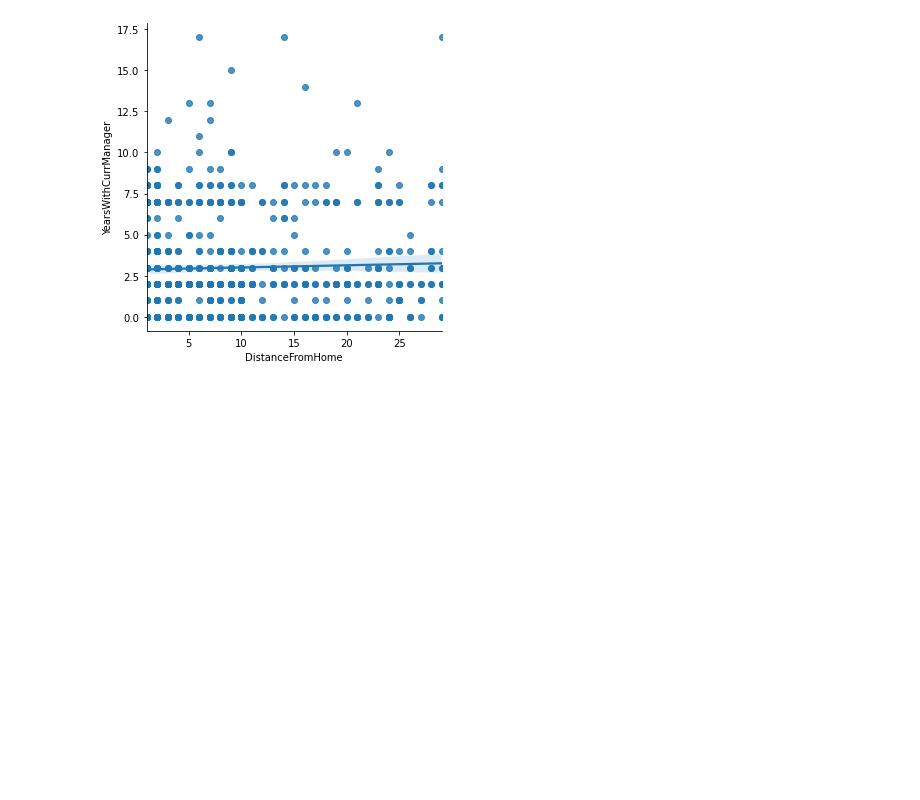
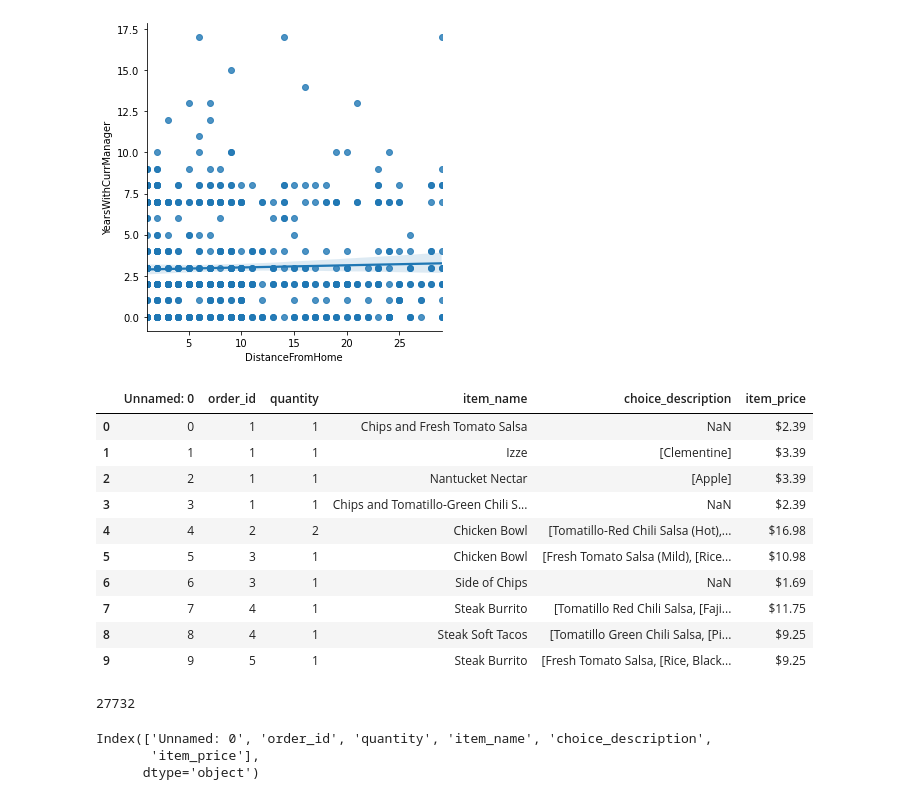
Before and after one commit to Dagga78/Cours_BigData, a Jupyter notebook: ExercicePython/DataVizualisationExo.ipynb, the cells around one changed output. Drawn from its saved outputs; the diff is of its cells as text; code cells hidden in the pictures; blank space fills up the shorter version.

```diff
--- a/ExercicePython/DataVizualisationExo.ipynb
+++ b/ExercicePython/DataVizualisationExo.ipynb
@@ -213,3 +213,29 @@ sns.lmplot(x="DistanceFromHome", y="YearsWithCurrManager", data=dfibmattrition)
 # %% [output]
 <seaborn.axisgrid.FacetGrid at 0x...>
 [figure]
+# %%
+df = pd.read_csv('../data/resto.csv')
+# %%
+df.head(10)
+# %% [output]
+|  | Unnamed: 0 | order_id | quantity | item_name | choice_description | item_price |
+| 0 | 0 | 1 | 1 | Chips and Fresh Tomato Salsa | NaN | $2.39 |
+| 1 | 1 | 1 | 1 | Izze | [Clementine] | $3.39 |
+| 2 | 2 | 1 | 1 | Nantucket Nectar | [Apple] | $3.39 |
+| 3 | 3 | 1 | 1 | Chips and Tomatillo-Green Chili S... | NaN | $2.39 |
+| 4 | 4 | 2 | 2 | Chicken Bowl | [Tomatillo-Red Chili Salsa (Hot),... | $16.98 |
+| 5 | 5 | 3 | 1 | Chicken Bowl | [Fresh Tomato Salsa (Mild), [Rice... | $10.98 |
+| 6 | 6 | 3 | 1 | Side of Chips | NaN | $1.69 |
+| 7 | 7 | 4 | 1 | Steak Burrito | [Tomatillo Red Chili Salsa, [Faji... | $11.75 |
+| 8 | 8 | 4 | 1 | Steak Soft Tacos | [Tomatillo Green Chili Salsa, [Pi... | $9.25 |
+| 9 | 9 | 5 | 1 | Steak Burrito | [Fresh Tomato Salsa, [Rice, Black... | $9.25 |
+# %%
+df.size
+# %% [output]
+27732
+# %%
+df.columns
+# %% [output]
+Index(['Unnamed: 0', 'order_id', 'quantity', 'item_name', 'choice_description',
+       'item_price'],
+      dtype='object')
```
Also changed, not shown: parts of 6 cells of this notebook, 2 other files.
